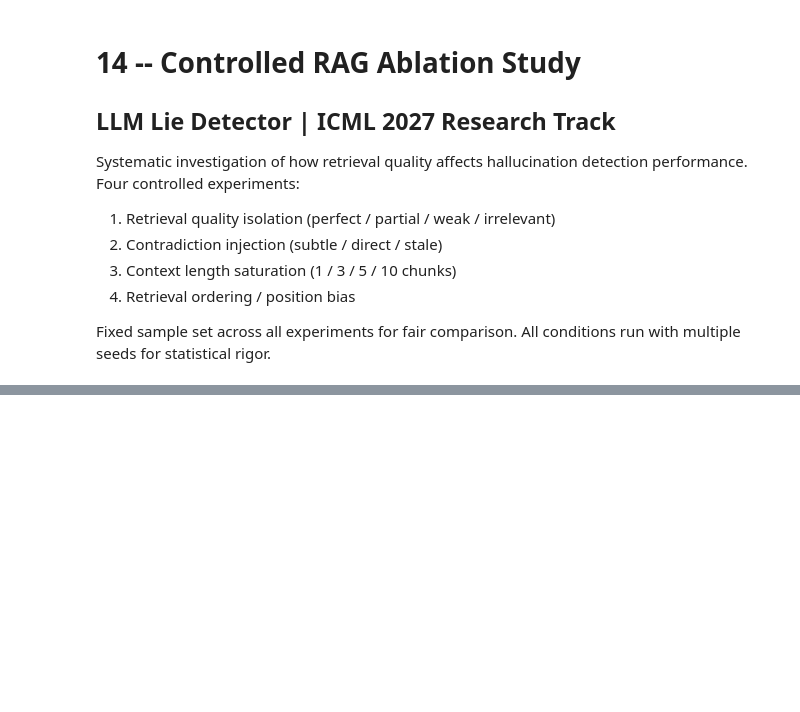
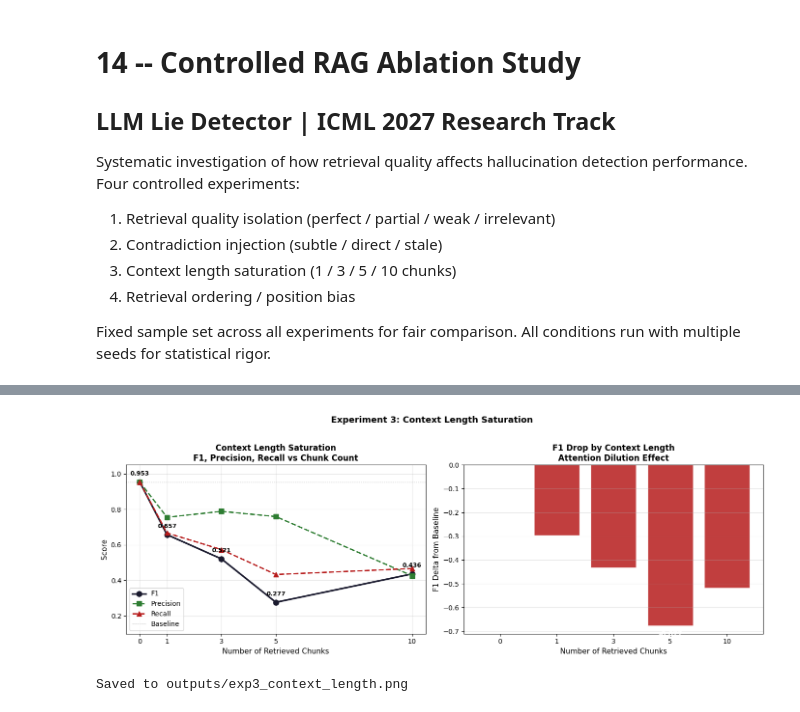
Before and after one commit to tamimmirza/llm-lie-detector, a Jupyter notebook: notebooks/14_rag_ablation_controlled.ipynb, the cells around one changed output, grey strips where cells are left out. Saved outputs shown, nothing was run; the diff lists cells and outputs as text; code cells hidden in the pictures; blank space fills up the shorter version.

Commit message:
Research: Exp 3 complete - context length saturation, U-shaped collapse at 5 chunks

```diff
--- a/notebooks/14_rag_ablation_controlled.ipynb
+++ b/notebooks/14_rag_ablation_controlled.ipynb
@@ -475,0 +710,62 @@ print("Saved to outputs/exp1_exp2_combined.png")
+# %%
+fig, axes = plt.subplots(1, 2, figsize=(14, 5))
+
+chunks = [0, 1, 3, 5, 10]
+f1_by_chunk = [
+    exp3_results['no_retrieval']['f1'],
+    exp3_results['1_chunk']['f1'],
+    exp3_results['3_chunk']['f1'],
+    exp3_results['5_chunk']['f1'],
+    exp3_results['10_chunk']['f1'],
+]
+precision_by_chunk = [exp3_results[k]['precision'] for k in
+                      ['no_retrieval','1_chunk','3_chunk','5_chunk','10_chunk']]
+recall_by_chunk = [exp3_results[k]['recall'] for k in
+                   ['no_retrieval','1_chunk','3_chunk','5_chunk','10_chunk']]
+
+axes[0].plot(chunks, f1_by_chunk, color='#1a1a2e', linewidth=2.5,
+             marker='o', markersize=8, label='F1')
+axes[0].plot(chunks, precision_by_chunk, color='#2e7d32', linewidth=2,
+             marker='s', markersize=7, linestyle='--', label='Precision')
+axes[0].plot(chunks, recall_by_chunk, color='#b71c1c', linewidth=2,
+             marker='^', markersize=7, linestyle='--', label='Recall')
+
+for i, (c, f) in enumerate(zip(chunks, f1_by_chunk)):
+    axes[0].annotate(f'{f:.3f}', (c, f),
+                     textcoords="offset points", xytext=(0, 10),
+                     ha='center', fontsize=9, fontweight='bold')
+
+axes[0].axhline(y=exp3_results['no_retrieval']['f1'], color='grey',
+                linestyle=':', linewidth=1, alpha=0.6, label='Baseline')
+axes[0].set_xlabel('Number of Retrieved Chunks', fontsize=11)
+axes[0].set_ylabel('Score', fontsize=11)
+axes[0].set_title('Context Length Saturation\nF1, Precision, Recall vs Chunk Count',
+                  fontsize=12, fontweight='bold')
+axes[0].set_xticks(chunks)
+axes[0].set_ylim(0.1, 1.05)
+axes[0].legend(fontsize=10)
+axes[0].grid(alpha=0.3)
+
+# Delta from baseline
+deltas = [f - exp3_results['no_retrieval']['f1'] for f in f1_by_chunk]
+colors = ['#1a1a2e' if d == 0 else '#b71c1c' for d in deltas]
+axes[1].bar([str(c) for c in chunks], deltas, color=colors, alpha=0.85, edgecolor='white')
+axes[1].axhline(y=0, color='black', linewidth=0.8)
+for i, d in enumerate(deltas):
+    axes[1].text(i, d - 0.02, f'{d:+.3f}',
+                ha='center', va='top', fontsize=10, fontweight='bold', color='white')
+axes[1].set_xlabel('Number of Retrieved Chunks', fontsize=11)
+axes[1].set_ylabel('F1 Delta from Baseline', fontsize=11)
+axes[1].set_title('F1 Drop by Context Length\nAttention Dilution Effect',
+                  fontsize=12, fontweight='bold')
+axes[1].grid(axis='y', alpha=0.3)
+
+plt.suptitle('Experiment 3: Context Length Saturation',
+             fontsize=13, fontweight='bold', y=1.02)
+plt.tight_layout()
+plt.savefig('../outputs/exp3_context_length.png', dpi=150, bbox_inches='tight')
+plt.show()
+print("Saved to outputs/exp3_context_length.png")
+# %% [output]
+[figure, added]
+Saved to outputs/exp3_context_length.png
```
Also changed, not shown: parts of 10 cells of this notebook, 7 other files.
